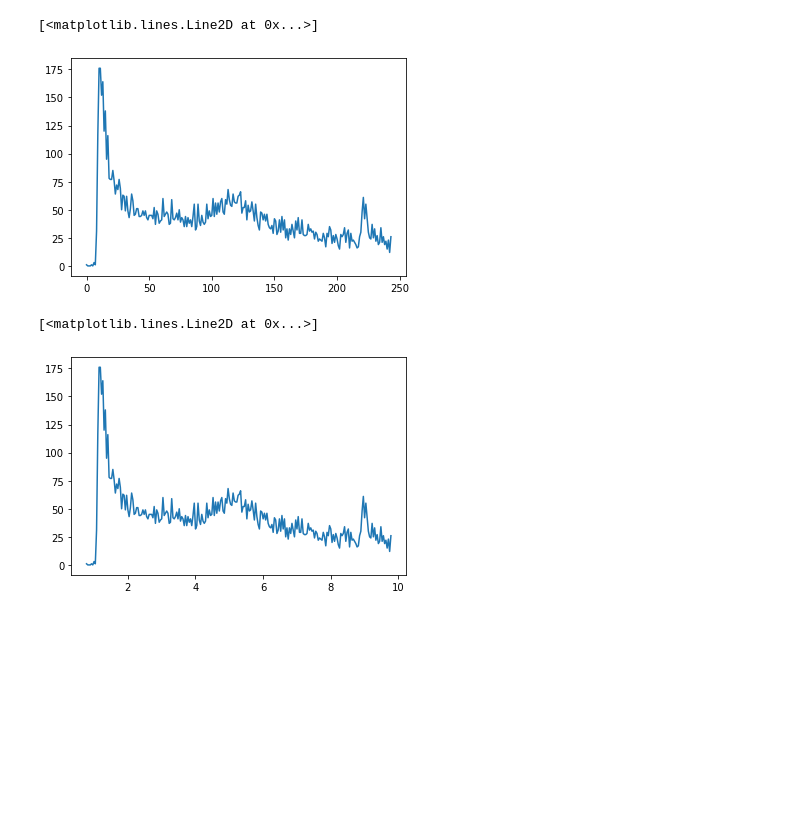
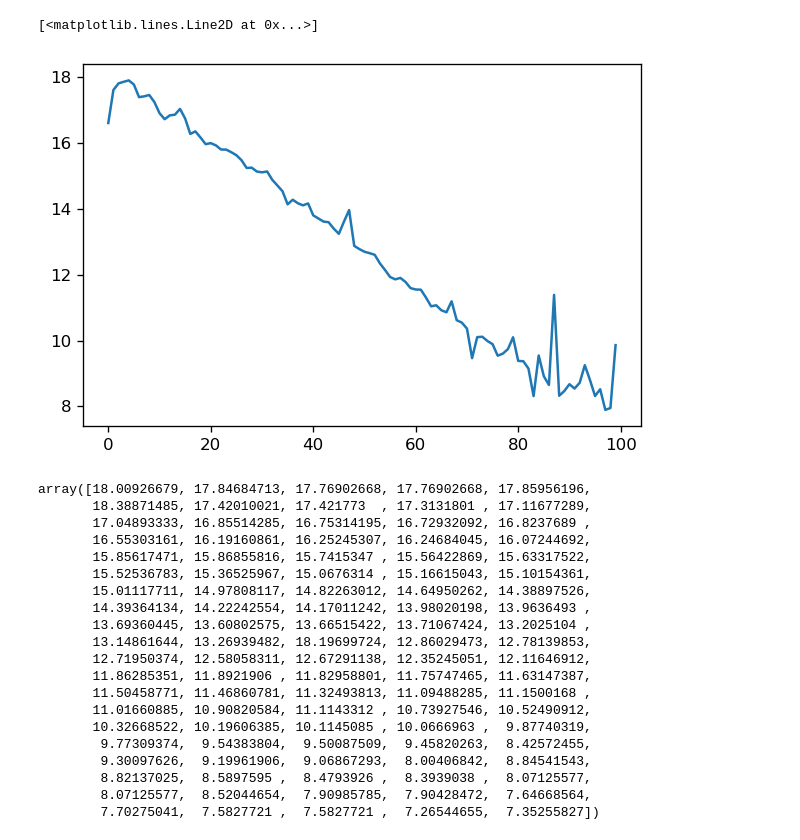
Before and after one commit to ruoyanwangdr/Dynamics-of-Jovian-Infrared-Auroral-Ionosphere-and-Thermosphere, a Jupyter notebook: h2.ipynb, the cells around one changed output. Cells and saved outputs as stored; diff of their text form; code cells hidden in the pictures; blank space fills up the shorter version.

Commit message:
Include more frame numbers

```diff
--- a/h2.ipynb
+++ b/h2.ipynb
@@ -304,8 +163,0 @@ array([[ 1.,  0.,  0., ...,  0.,  0.,  0.],
-# %%
-np.random.seed(19680801)
-Z = intensity_array_0_to_9
-x = np.arange(-0.5, 10, 1)  # len = 11
-y = np.arange(4.5, 11, 1)  # len = 7
-
-fig, ax = plt.subplots()
-ax.pcolormesh(time, energy_array_0_to_9[0], np.swapaxes(intensity_array_0_to_9,0,1))
@@ -385,19 +163,0 @@ plt.show()
-# %%
-from scipy import signal
-
-fs = 10e3
-N = 2560
-amp = 2 * np.sqrt(2)
-noise_power = 0.01 * fs / 2
-time = np.arange(N) / float(fs)
-mod = 500*np.cos(2*np.pi*0.25*time)
-carrier = amp * np.sin(2*np.pi*3e3*time + mod)
-noise = np.random.normal(scale=np.sqrt(noise_power), size=time.shape)
-noise *= np.exp(-time/5)
-x = carrier + noise
-
-f, t, Sxx = signal.spectrogram(x)
-plt.pcolormesh(t, f, Sxx, shading='gouraud')
-plt.ylabel('Frequency [Hz]')
-plt.xlabel('Time [sec]')
-plt.show()
@@ -429,0 +350,10 @@ array([0.785, 0.822, 0.859, 0.896, 0.933, 0.97 , 1.007, 1.044, 1.081,
+# %%
+h2a1 = np.vstack(h2_a1_map)
+h2a1[h2a1<5] = 5
+h2a1[h2a1>20] = 20
+
+plt.imshow(h2a1, extent=[lower_h2, upper_h2, start_kband_north, end_kband_north], cmap='gist_heat')
+#plt.imshow(h2a1-(np.sum(h2a1, axis=0)/len(h2a1)), extent=[lower_h2, upper_h2, start_kband_north, end_kband_north], cmap='gist_heat')
+plt.xlabel('Spatial Axis')
+plt.ylabel('Frame Number')
+plt.colorbar(orientation='horizontal', pad=0.15)
@@ -430,10 +391,29 @@ array([0.785, 0.822, 0.859, 0.896, 0.933, 0.97 , 1.007, 1.044, 1.081,
 # %%
-plt.plot(intensity_array_0_to_9[0])
+plt.plot(np.sum(h2a1, axis=0)/len(h2a1))
 # %% [output]
 [<matplotlib.lines.Line2D at 0x...>]
-[figure, old version]
+[figure, new version]
-# %%
-plt.plot(energy_array_0_to_9[0], intensity_array_0_to_9[0])
-# %% [output]
-[<matplotlib.lines.Line2D at 0x...>]
-[figure, removed]
+# %%
+for k in range(len(h2a1[3])):
+    h2a1[3][]
+# %% [output]
+array([18.00926679, 17.84684713, 17.76902668, 17.76902668, 17.85956196,
+       18.38871485, 17.42010021, 17.421773  , 17.3131801 , 17.11677289,
+       17.04893333, 16.85514285, 16.75314195, 16.72932092, 16.8237689 ,
+       16.55303161, 16.19160861, 16.25245307, 16.24684045, 16.07244692,
+       15.85617471, 15.86855816, 15.7415347 , 15.56422869, 15.63317522,
+       15.52536783, 15.36525967, 15.0676314 , 15.16615043, 15.10154361,
+       15.01117711, 14.97808117, 14.82263012, 14.64950262, 14.38897526,
+       14.39364134, 14.22242554, 14.17011242, 13.98020198, 13.9636493 ,
+       13.69360445, 13.60802575, 13.66515422, 13.71067424, 13.2025104 ,
+       13.14861644, 13.26939482, 18.19699724, 12.86029473, 12.78139853,
+       12.71950374, 12.58058311, 12.67291138, 12.35245051, 12.11646912,
+       11.86285351, 11.8921906 , 11.82958801, 11.75747465, 11.63147387,
+       11.50458771, 11.46860781, 11.32493813, 11.09488285, 11.1500168 ,
+       11.01660885, 10.90820584, 11.1143312 , 10.73927546, 10.52490912,
+       10.32668522, 10.19606385, 10.1145085 , 10.0666963 ,  9.87740319,
+        9.77309374,  9.54383804,  9.50087509,  9.45820263,  8.42572455,
+        9.30097626,  9.19961906,  9.06867293,  8.00406842,  8.84541543,
+        8.82137025,  8.5897595 ,  8.4793926 ,  8.3939038 ,  8.07125577,
+        8.07125577,  8.52044654,  7.90985785,  7.90428472,  7.64668564,
+        7.70275041,  7.5827721 ,  7.5827721 ,  7.26544655,  7.35255827])
```
Also changed, not shown: parts of 25 cells of this notebook.
